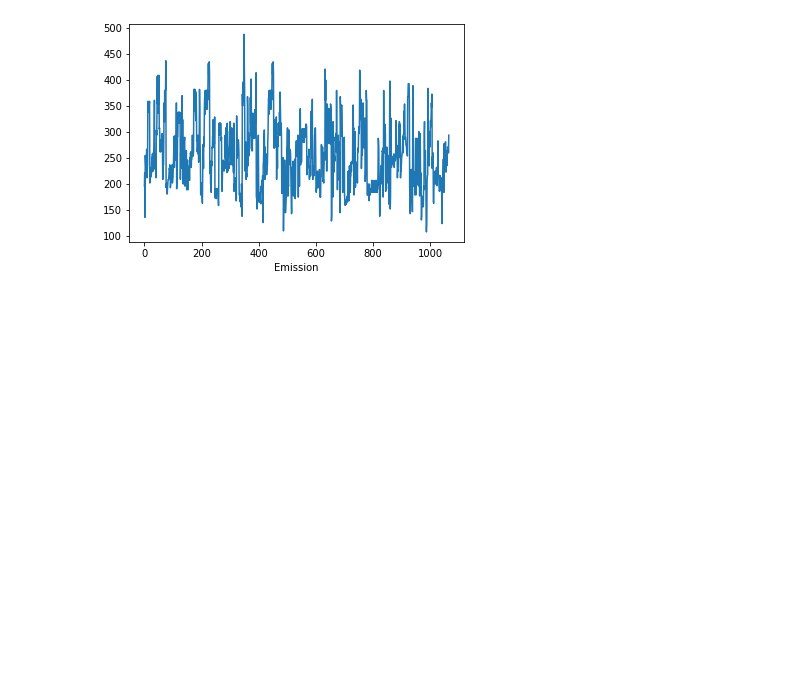
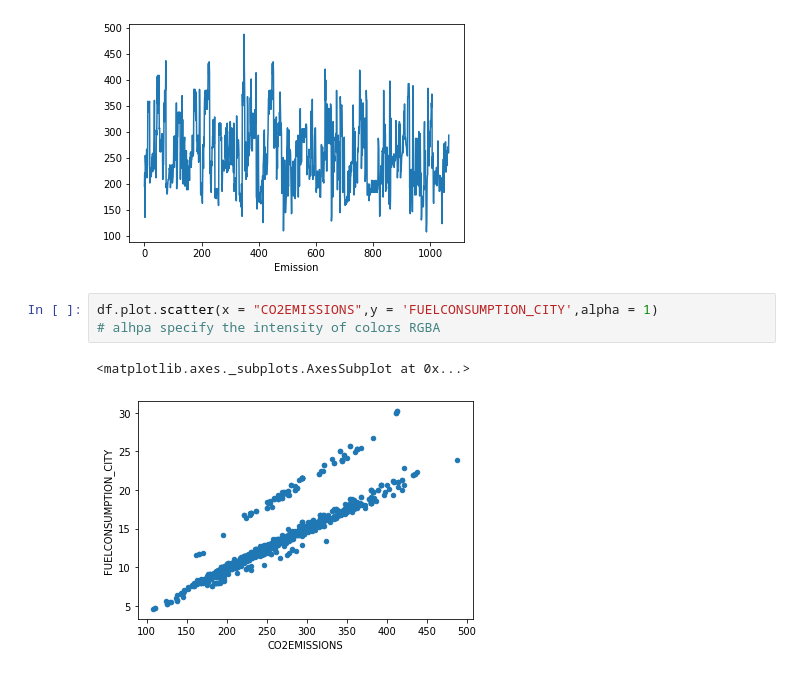
Before and after one commit to Lotfullah21/PyLibraries, a Jupyter notebook: Pandas_Plotting.ipynb, the cells around one changed output. Saved outputs shown, nothing was run; the diff lists cells and outputs as text; blank space fills up the shorter version.

```diff
--- a/Pandas_Plotting.ipynb
+++ b/Pandas_Plotting.ipynb
@@ -98,3 +98,9 @@ plt.xlabel("Emission")
 # %% [output]
 Text(0.5, 0, 'Emission')
 [figure]
+# %%
+df.plot.scatter(x = "CO2EMISSIONS",y = 'FUELCONSUMPTION_CITY',alpha = 1)
+# alhpa specify the intensity of colors RGBA
+# %% [output]
+<matplotlib.axes._subplots.AxesSubplot at 0x...>
+[figure, added]
```
Also changed, not shown: parts of 4 cells of this notebook.
